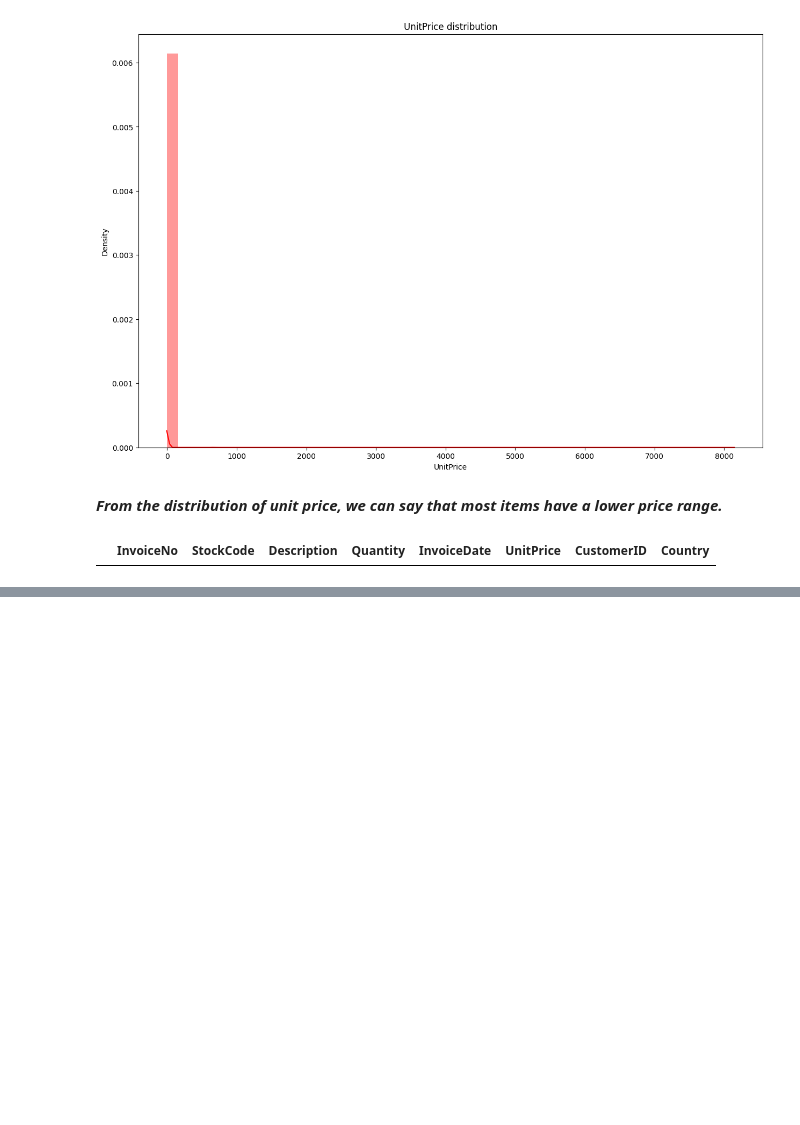
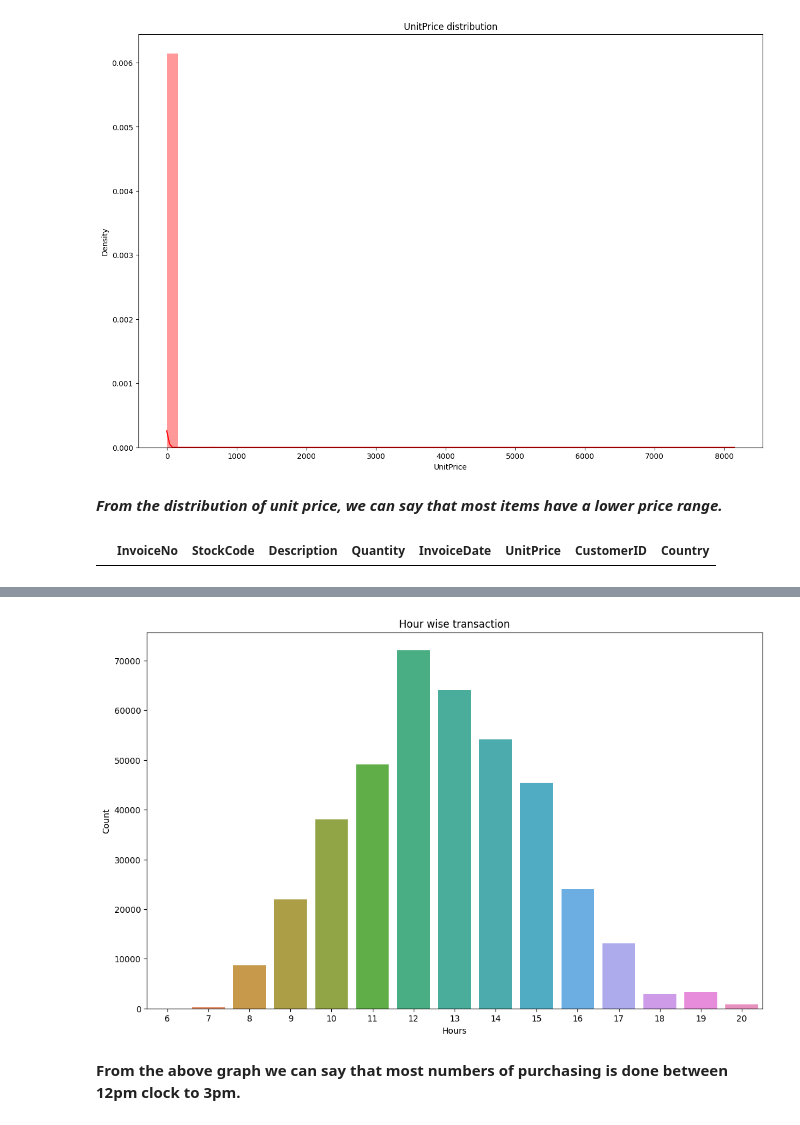
Before and after one commit to Saniyashakur22/Unsupervised-ML, a Jupyter notebook: Online_Retail_Customer_Segmentation_Capstone_Project.ipynb, the cells around one changed output, grey strips where cells are left out. Saved outputs shown, nothing was run; the diff lists cells and outputs as text; code cells hidden in the pictures; blank space fills up the shorter version.

```diff
--- a/Online_Retail_Customer_Segmentation_Capstone_Project.ipynb
+++ b/Online_Retail_Customer_Segmentation_Capstone_Project.ipynb
@@ -393,0 +487,6 @@ df[df['UnitPrice']<0]
+# %%
+#Creating hour dataframe
+hour_df=df['Hour'].value_counts().reset_index()
+hour_df.rename(columns={'index': 'Hours'}, inplace=True)
+hour_df.rename(columns={'Hour': 'Count'}, inplace=True)
+hour_df
@@ -393,0 +510,9 @@ df[df['UnitPrice']<0]
+# %%
+#plotting for hour
+plt.figure(figsize=(13,8))
+plt.title('Hour wise transaction')
+sns.barplot(x='Hours',y='Count',data=hour_df);
+# %% [output]
+[figure, added]
+# %% [markdown]
+**From the above graph we can say that most numbers of purchasing is done between 12pm clock to 3pm.**
```
Also changed, not shown: parts of 32 cells of this notebook.
